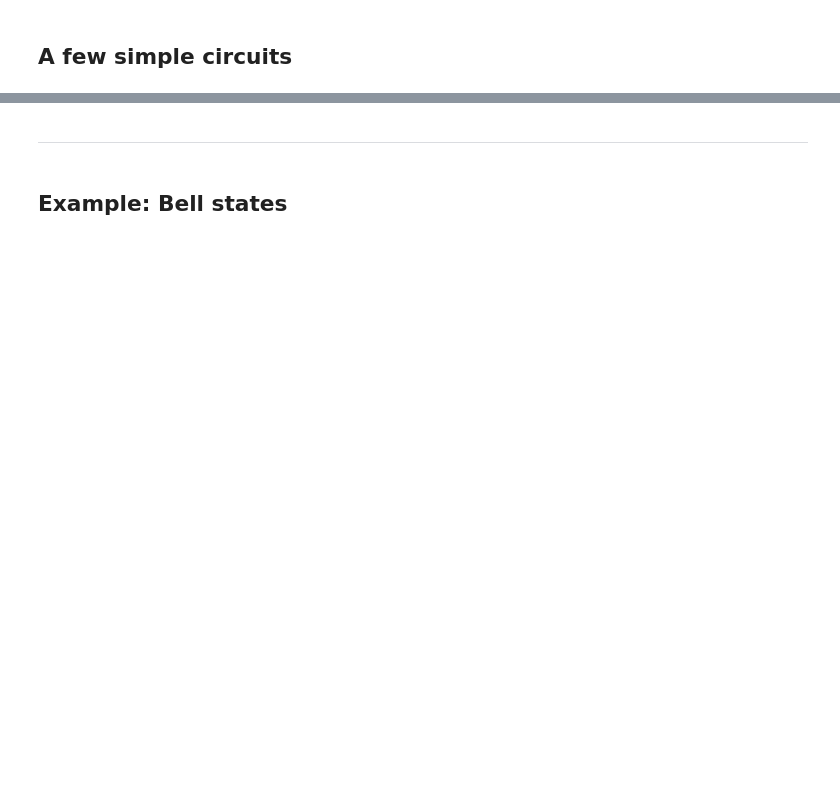
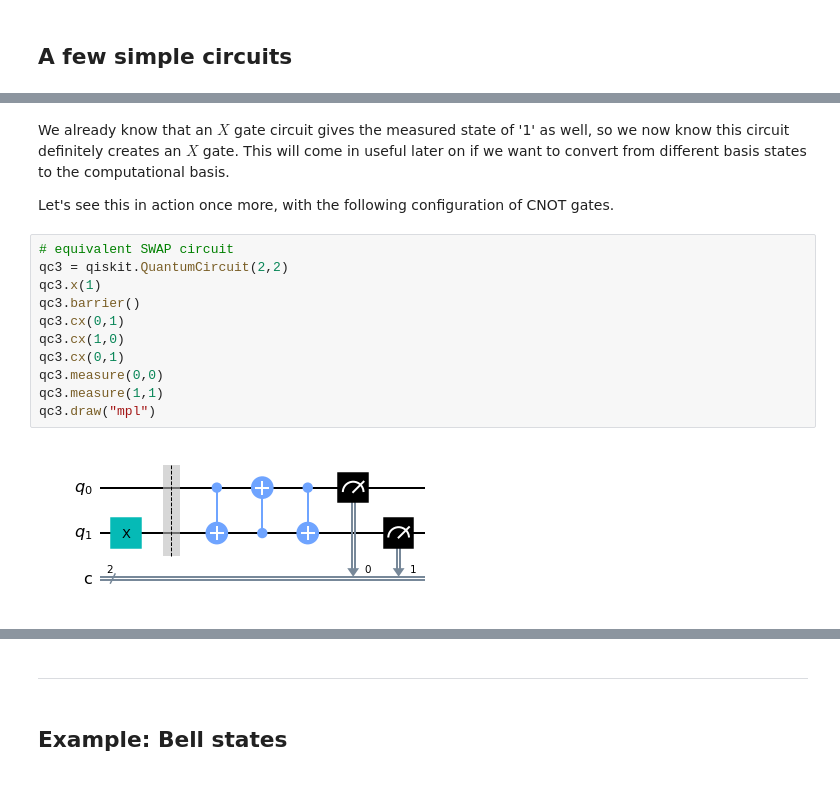
Before and after one commit to kylegodbey/nuclear-quantum-computing, a Jupyter notebook: nuclear-qc/intro-qc/gates.ipynb, the cells around one changed output, grey strips where cells are left out. Cells and saved outputs as stored; diff of their text form; blank space fills up the shorter version.

```diff
--- a/nuclear-qc/intro-qc/gates.ipynb
+++ b/nuclear-qc/intro-qc/gates.ipynb
@@ -371,0 +391,17 @@ Hence, all of our measurements have been in this $|0\rangle$, $|1\rangle$ basis,
+# %% [markdown]
+We already know that an $X$ gate circuit gives the measured state of '1' as well, so we now know this circuit definitely creates an $X$ gate. This will come in useful later on if we want to convert from different basis states to the computational basis.
+
+Let's see this in action once more, with the following configuration of CNOT gates.
+# %%
+# equivalent SWAP circuit
+qc3 = qiskit.QuantumCircuit(2,2)
+qc3.x(1)
+qc3.barrier()
+qc3.cx(0,1)
+qc3.cx(1,0)
+qc3.cx(0,1)
+qc3.measure(0,0)
+qc3.measure(1,1)
+qc3.draw("mpl")
+# %% [output]
+[figure, added]
```
Also changed, not shown: parts of 15 cells of this notebook.
